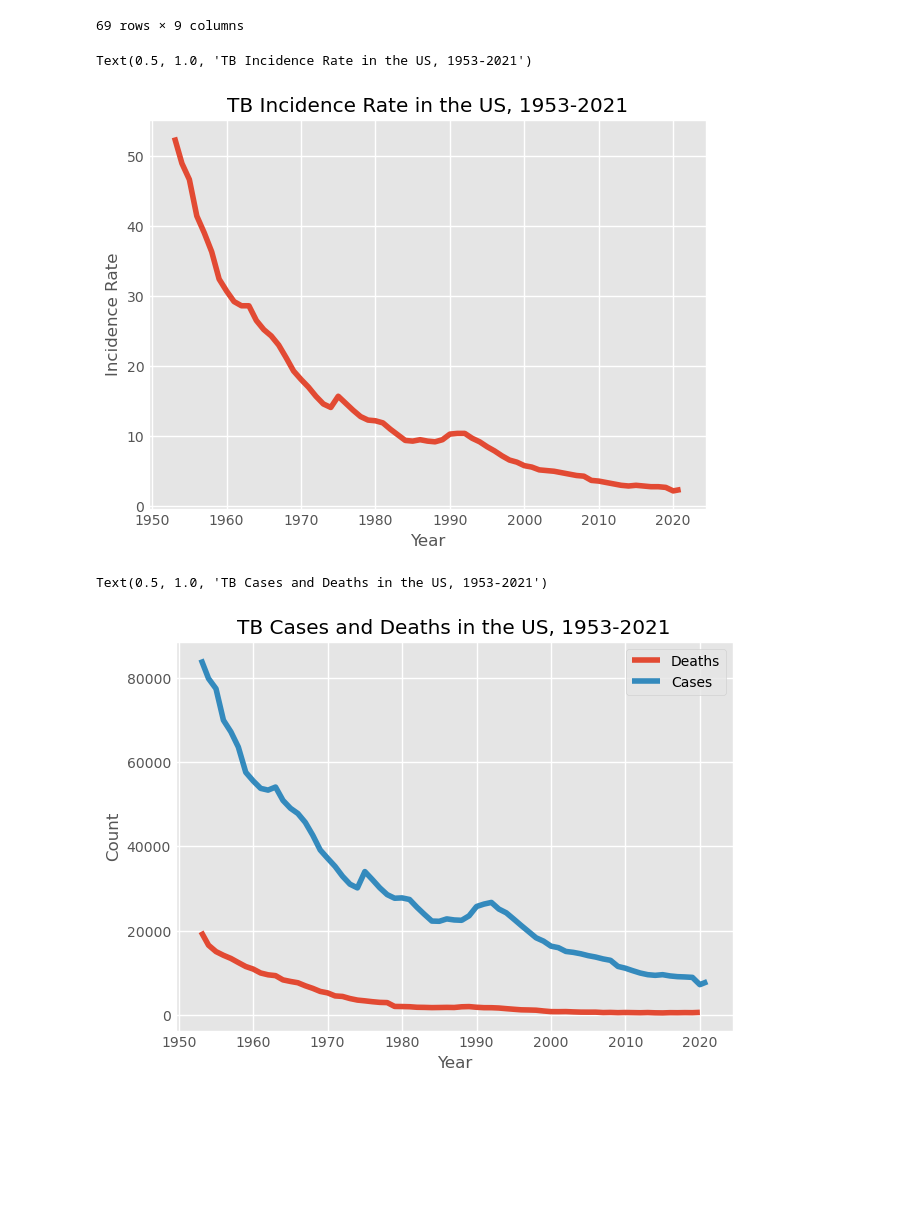
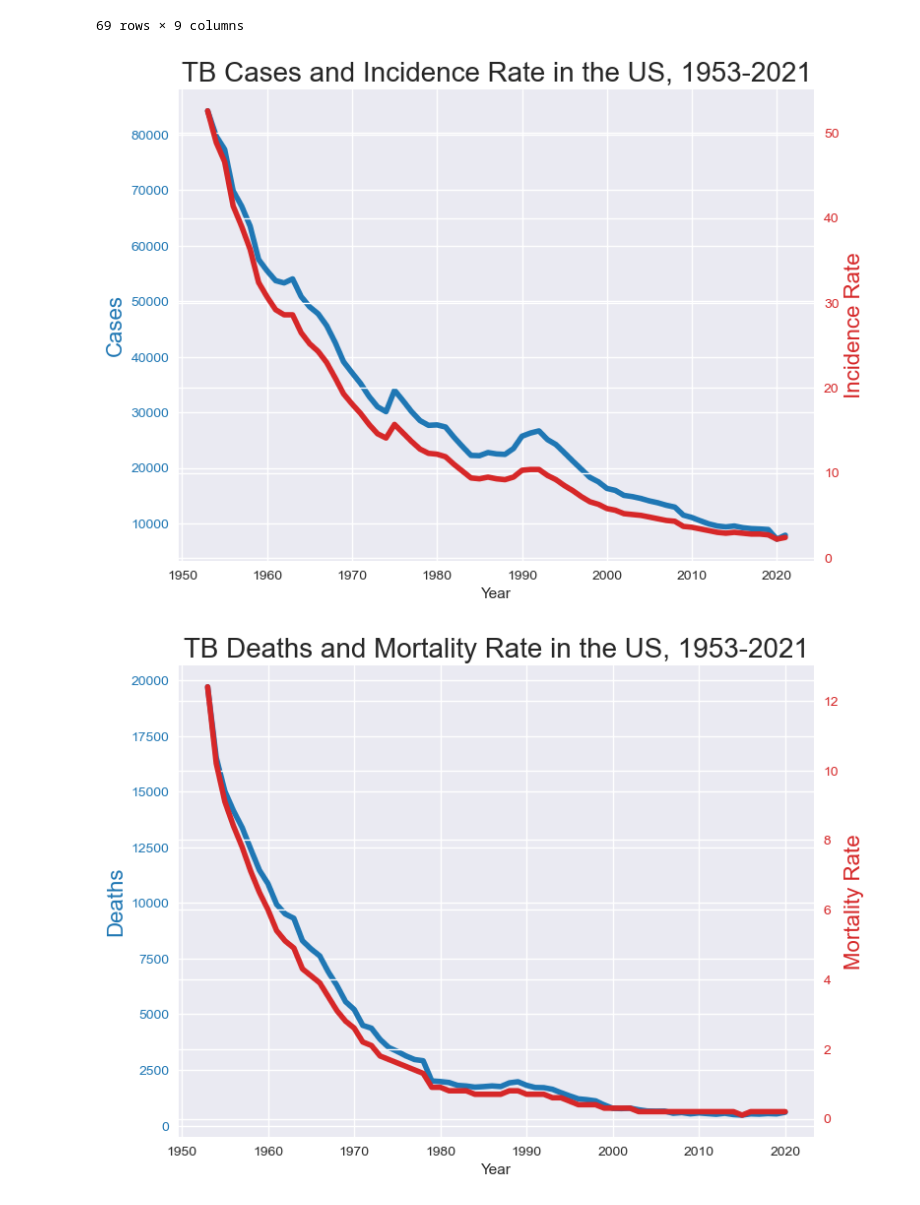
Before and after one commit to datascisteven/Omdena-Tuberculosis-Image-Classification-Project, a Jupyter notebook: notebooks/statistics.ipynb, the cells around one changed output. Drawn from its saved outputs; the diff is of its cells as text; code cells hidden in the pictures; blank space fills up the shorter version.

```diff
--- a/notebooks/statistics.ipynb
+++ b/notebooks/statistics.ipynb
@@ -103,31 +184,55 @@ tb
 | 67 | 1954 | 79775 | 48.9 | -5.4 | -7.0 | 16527.0 | 10.2 | -16.1 | ... |
 | 68 | 1953 | 84304 | 52.6 | NaN | NaN | 19707.0 | 12.4 | NaN | ... |
 69 rows × 9 columns
+# %%
+plt.style.use('seaborn')
 # %%
 X = tb.year.tolist()[::-1]
 y1 = np.array(tb.tb_cases.tolist()[::-1])
 y2 = np.array(tb.tb_rate.tolist()[::-1])
 
-# plot bars in stack manner
-plt.plot(X, y2)
-plt.xlabel("Year")
-plt.ylabel("Incidence Rate")
-plt.title("TB Incidence Rate in the US, 1953-2021")
+color = 'tab:blue'
+fig, ax1 = plt.subplots()
+ax1.set_xlabel("Year")
+ax1.set_ylabel("Cases", color=color, fontsize=16)
+ax1.plot(X, y1, color=color, lw=4)
+ax1.tick_params(axis='y', labelcolor=color)
+
+ax2 = ax1.twinx()
+
+
+color = "tab:red"
+ax2.set_ylabel('Incidence Rate', color=color, fontsize=16)
+ax2.plot(X, y2, color=color, lw=4)
+ax2.tick_params(axis='y', labelcolor=color)
+
+fig.tight_layout()
+plt.title("TB Cases and Incidence Rate in the US, 1953-2021", fontsize=20)
+plt.show()
 # %% [output]
-Text(0.5, 1.0, 'TB Incidence Rate in the US, 1953-2021')
-[figure, old version]
+[figure, new version]
 # %%
 X = tb.year.tolist()[::-1]
 y1 = np.array(tb.tb_death.tolist()[::-1])
-y2 = np.array(tb.tb_cases.tolist()[::-1])
+y2 = np.array(tb.tb_death_rate.tolist()[::-1])
 
-# plot bars in stack manner
-plt.plot(X, y1)
-plt.plot(X, y2)
-plt.xlabel("Year")
-plt.ylabel("Count")
-plt.legend(['Deaths', 'Cases'])
-plt.title("TB Cases and Deaths in the US, 1953-2021")
+color = "tab:blue"
+fig, ax1 = plt.subplots()
+ax1.set_xlabel("Year")
+ax1.set_ylabel("Deaths", color=color, fontsize=16)
+ax1.plot(X, y1, color=color, lw=4)
+ax1.tick_params(axis="y", labelcolor=color)
+
+ax2 = ax1.twinx()
+
+
+color = "tab:red"
+ax2.set_ylabel("Mortality Rate", color=color, fontsize=16)
+ax2.plot(X, y2, color=color, lw=4)
+ax2.tick_params(axis="y", labelcolor=color)
+
+fig.tight_layout()
+plt.title("TB Deaths and Mortality Rate in the US, 1953-2021", fontsize=20)
+plt.show()
 # %% [output]
-Text(0.5, 1.0, 'TB Cases and Deaths in the US, 1953-2021')
-[figure, old version]
+[figure, new version]
```
Also changed, not shown: parts of 8 cells of this notebook, 13 other files.
